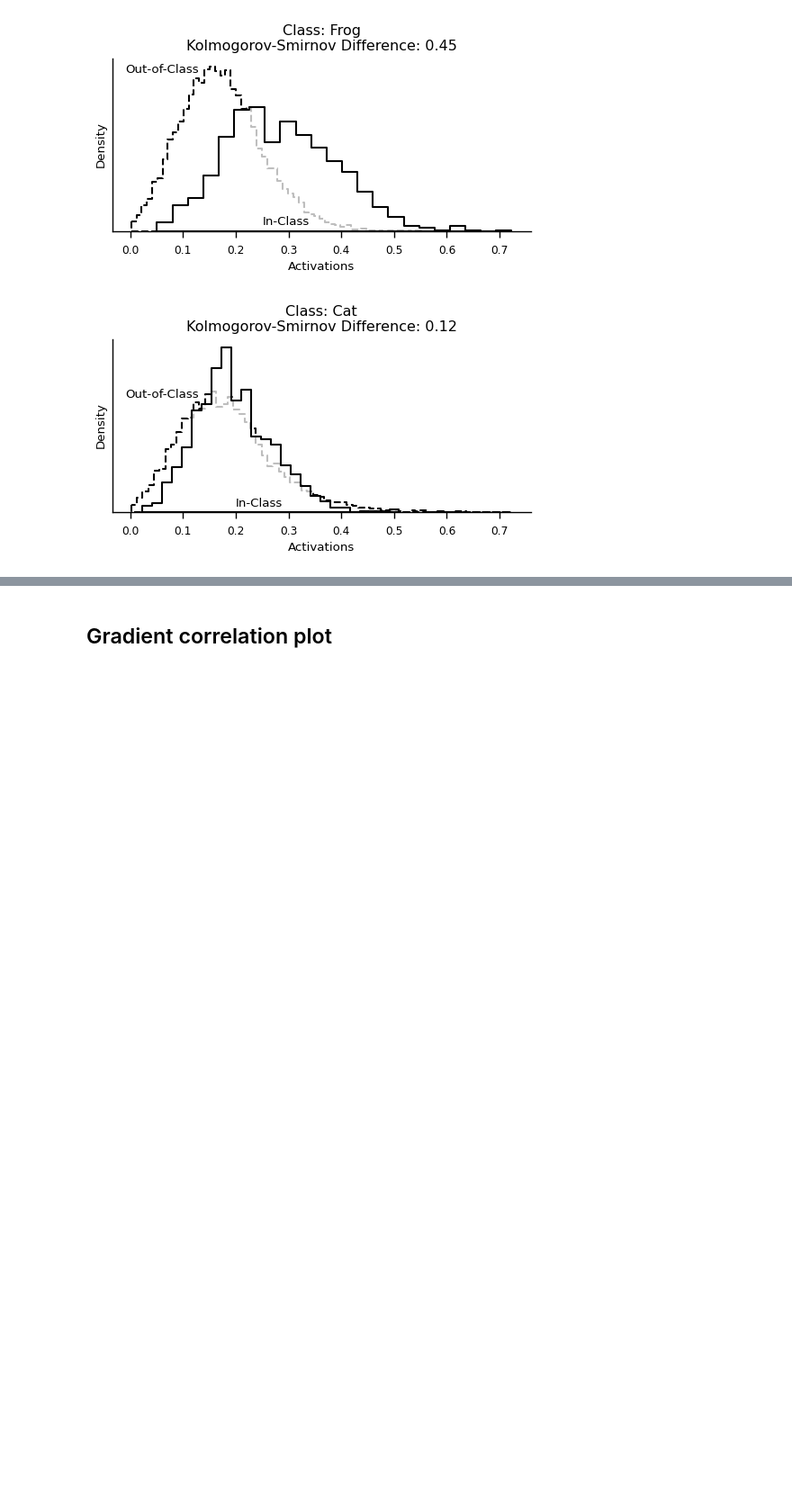
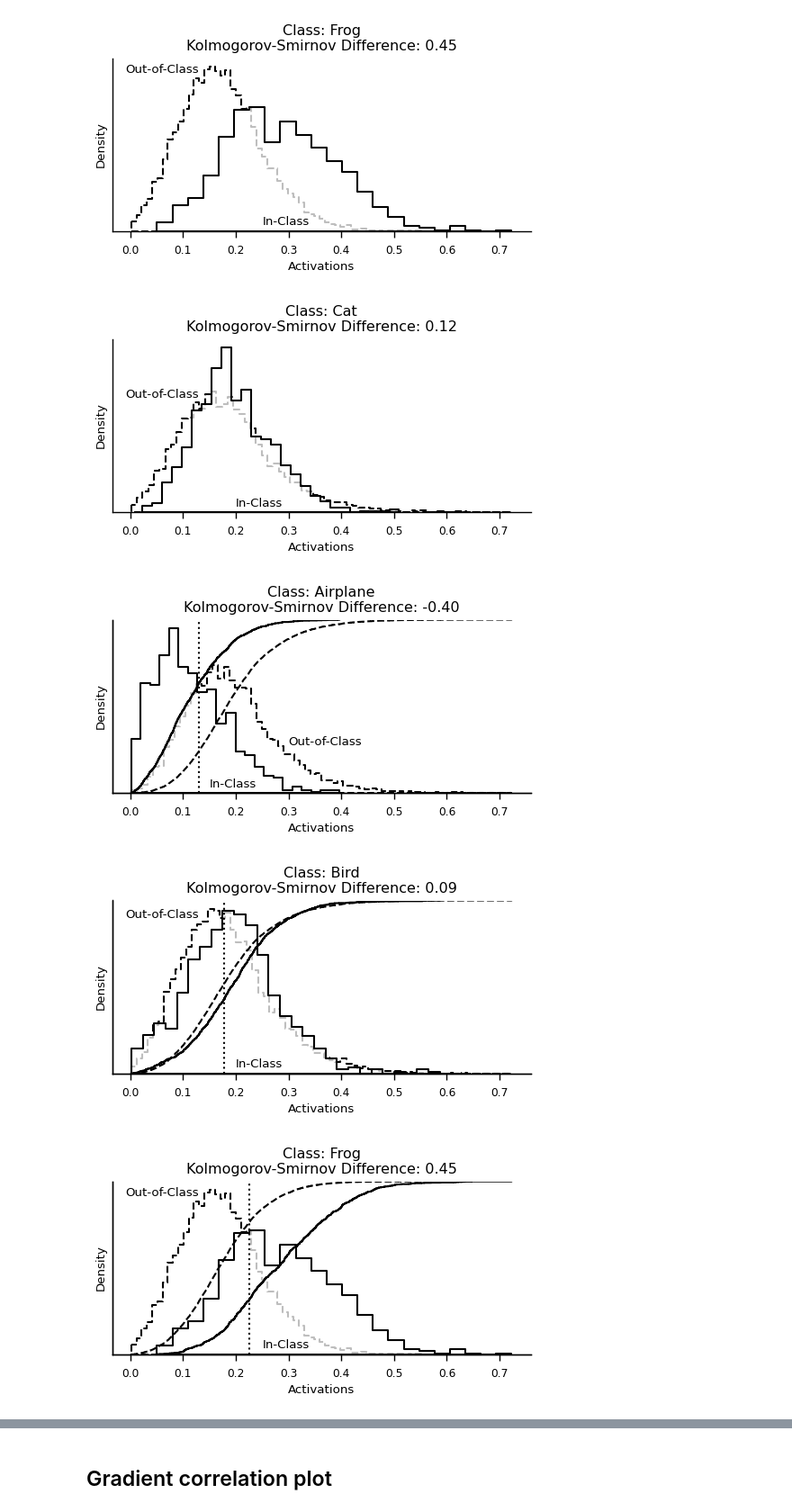
Before and after one commit to AwesomeLemon/structure-for-interpretability, a Jupyter notebook: plots_paper.ipynb, the cells around one changed output, grey strips where cells are left out. Shown at 90% size. Drawn from its saved outputs; the diff is of its cells as text; code cells hidden in the pictures; blank space fills up the shorter version.

```diff
--- a/plots_paper.ipynb
+++ b/plots_paper.ipynb
@@ -254,3 +258,36 @@ for c in ["Airplane", "Bird", "Frog", "Cat"]:
 [figure]
 [figure]
 [figure]
+# %%
+label_positions = {
+    "Airplane": ((0.15, 0.25), (0.3, 2.0)),
+    "Bird": ((0.2, 0.2), (-0.01, 4.8)),
+    "Frog": ((0.25, 0.2), (-0.01, 5.1)),
+    "Cat": ((0.2, 0.25), (-0.01, 4.8)),
+}
+
+for c in ["Airplane", "Bird", "Frog", "Cat"]:
+    df_data = df_acts_5_103[df_acts_5_103["Class"].str.contains(c)]
+
+    linestyles = ["--", "-"]
+    f, ax = plt.subplots(figsize=(6, 2.5))
+    ax_right = ax.twinx()
+    for (i, t) in enumerate(df_data["Type"].unique()):
+        df_data_type = df_data[df_data["Type"] == t]
+        sns.ecdfplot(data=df_data_type, x="Activations", linestyle=linestyles[i], ax=ax_right, color='black', linewidth=1.5)
+        sns.histplot(ax=ax, data=df_data_type, x="Activations", color="white", element="step", fill=True, linestyle=linestyles[i], label=t, stat="density", edgecolor="black", linewidth=1.5)
+
+    ksd, x_val = kolmogorov_smirnov_difference(df_data[df_data["Type"] == "Out-of-class"]['Activations'].values, df_data[df_data["Type"] == "In-class"]['Activations'].values, return_position=True)
+    ax_right.axvline(x_val, linestyle='dotted', color='black', linewidth=1.5)
+    ax.annotate("In-Class", (0.0, 0.0), label_positions[c][0], fontsize="medium");
+    ax.annotate("Out-of-Class", (0.0, 0.0), label_positions[c][1], fontsize="medium");
+    ax.set(yticklabels=[], yticks=[])
+    ax_right.set(yticklabels=[], yticks=[], ylabel='')
+    ax.set_title(df_data["Class"][0].to_list()[0].replace("Diff.", "Difference"), fontsize='large')
+    # p.text(*label_positions[c][2], df_data["Class"][0].to_list()[0], fontsize="large");
+    sns.despine()
+    plt.show()
+# %% [output]
+[figure, added]
+[figure, added]
+[figure, added]
```
Also changed, not shown: parts of 8 cells of this notebook, 2 other files.
